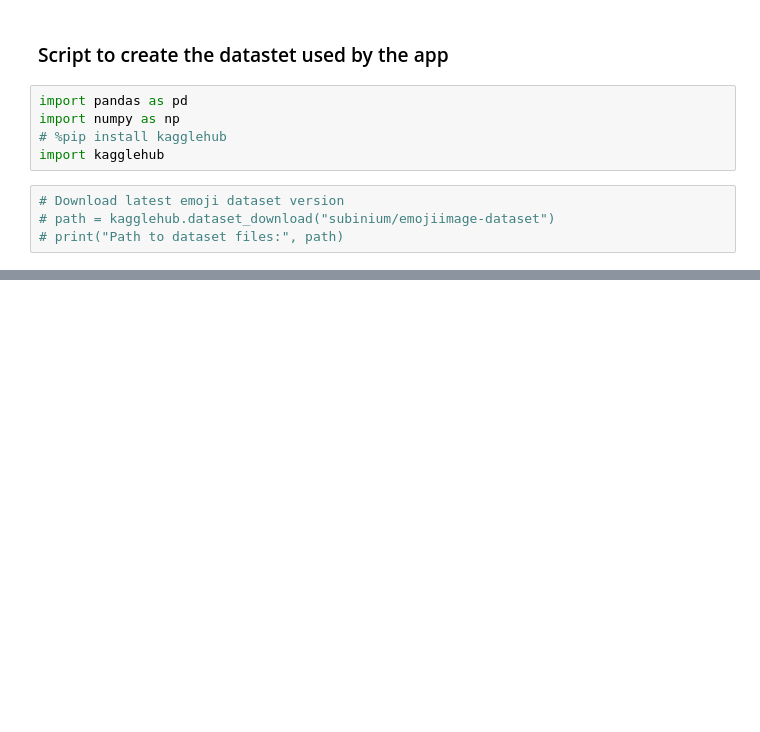
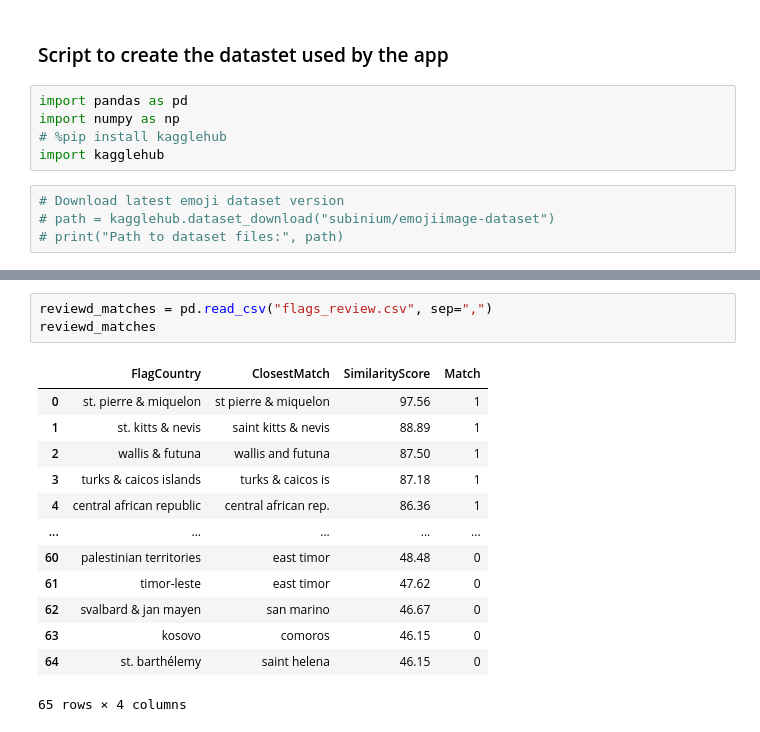
Before and after one commit to giacomograzia/assignment-3-iOSDev, a Jupyter notebook: countriesDataset/createDataset.ipynb, the cells around one changed output, grey strips where cells are left out. Drawn from its saved outputs; the diff is of its cells as text; blank space fills up the shorter version.

```diff
--- a/countriesDataset/createDataset.ipynb
+++ b/countriesDataset/createDataset.ipynb
@@ -100,0 +150,17 @@ final_df_unique = final_df_sorted.drop_duplicates(subset='countryName', keep='fi
+# %%
+reviewd_matches = pd.read_csv("flags_review.csv", sep=",")
+reviewd_matches
+# %% [output]
+|  | FlagCountry | ClosestMatch | SimilarityScore | Match |
+| 0 | st. pierre & miquelon | st pierre & miquelon | 97.56 | 1 |
+| 1 | st. kitts & nevis | saint kitts & nevis | 88.89 | 1 |
+| 2 | wallis & futuna | wallis and futuna | 87.50 | 1 |
+| 3 | turks & caicos islands | turks & caicos is | 87.18 | 1 |
+| 4 | central african republic | central african rep. | 86.36 | 1 |
+| ... | ... | ... | ... | ... |
+| 60 | palestinian territories | east timor | 48.48 | 0 |
+| 61 | timor-leste | east timor | 47.62 | 0 |
+| 62 | svalbard & jan mayen | san marino | 46.67 | 0 |
+| 63 | kosovo | comoros | 46.15 | 0 |
+| 64 | st. barthélemy | saint helena | 46.15 | 0 |
+65 rows × 4 columns
```
Also changed, not shown: parts of 22 cells of this notebook, 1 other file.
